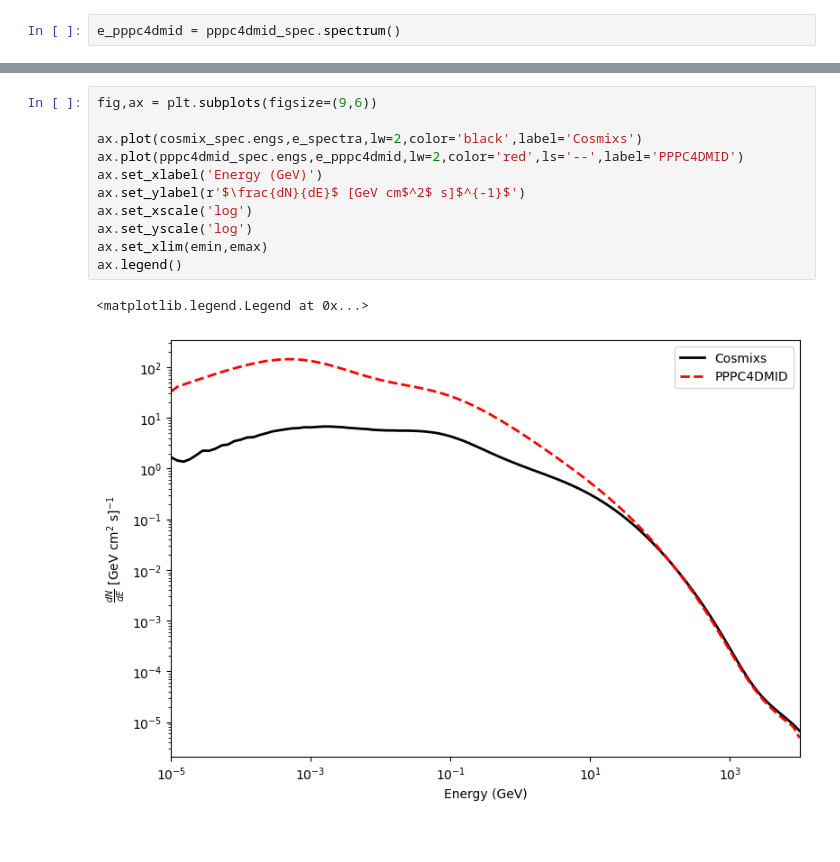
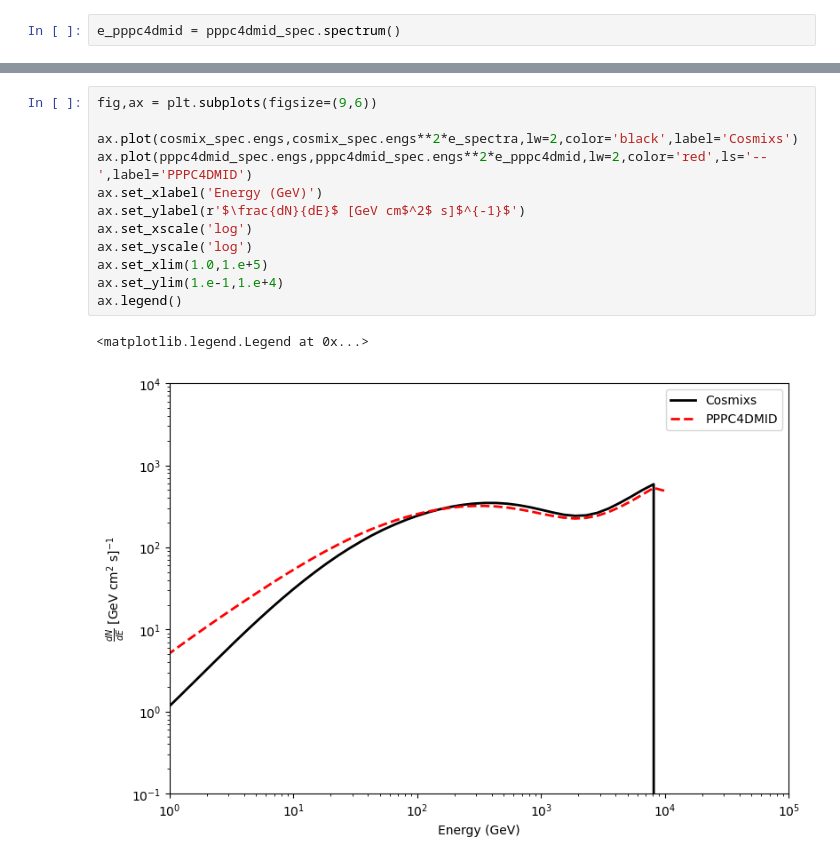
Before and after one commit to sergiohcdna/elf-danna-galac, a Jupyter notebook: notebooks/get_electronspec.ipynb, the cells around one changed output, grey strips where cells are left out. Drawn from its saved outputs; the diff is of its cells as text.

```diff
--- a/notebooks/get_electronspec.ipynb
+++ b/notebooks/get_electronspec.ipynb
@@ -49,14 +70,15 @@ e_pppc4dmid = pppc4dmid_spec.spectrum()
 # %%
 fig,ax = plt.subplots(figsize=(9,6))
 
-ax.plot(cosmix_spec.engs,e_spectra,lw=2,color='black',label='Cosmixs')
-ax.plot(pppc4dmid_spec.engs,e_pppc4dmid,lw=2,color='red',ls='--',label='PPPC4DMID')
+ax.plot(cosmix_spec.engs,cosmix_spec.engs**2*e_spectra,lw=2,color='black',label='Cosmixs')
+ax.plot(pppc4dmid_spec.engs,pppc4dmid_spec.engs**2*e_pppc4dmid,lw=2,color='red',ls='--',label='PPPC4DMID')
 ax.set_xlabel('Energy (GeV)')
 ax.set_ylabel(r'$\frac{dN}{dE}$ [GeV cm$^2$ s]$^{-1}$')
 ax.set_xscale('log')
 ax.set_yscale('log')
-ax.set_xlim(emin,emax)
+ax.set_xlim(1.0,1.e+5)
+ax.set_ylim(1.e-1,1.e+4)
 ax.legend()
 # %% [output]
 <matplotlib.legend.Legend at 0x...>
-[figure, old version]
+[figure, new version]
```
Also changed, not shown: parts of 11 cells of this notebook, 1 other file.
